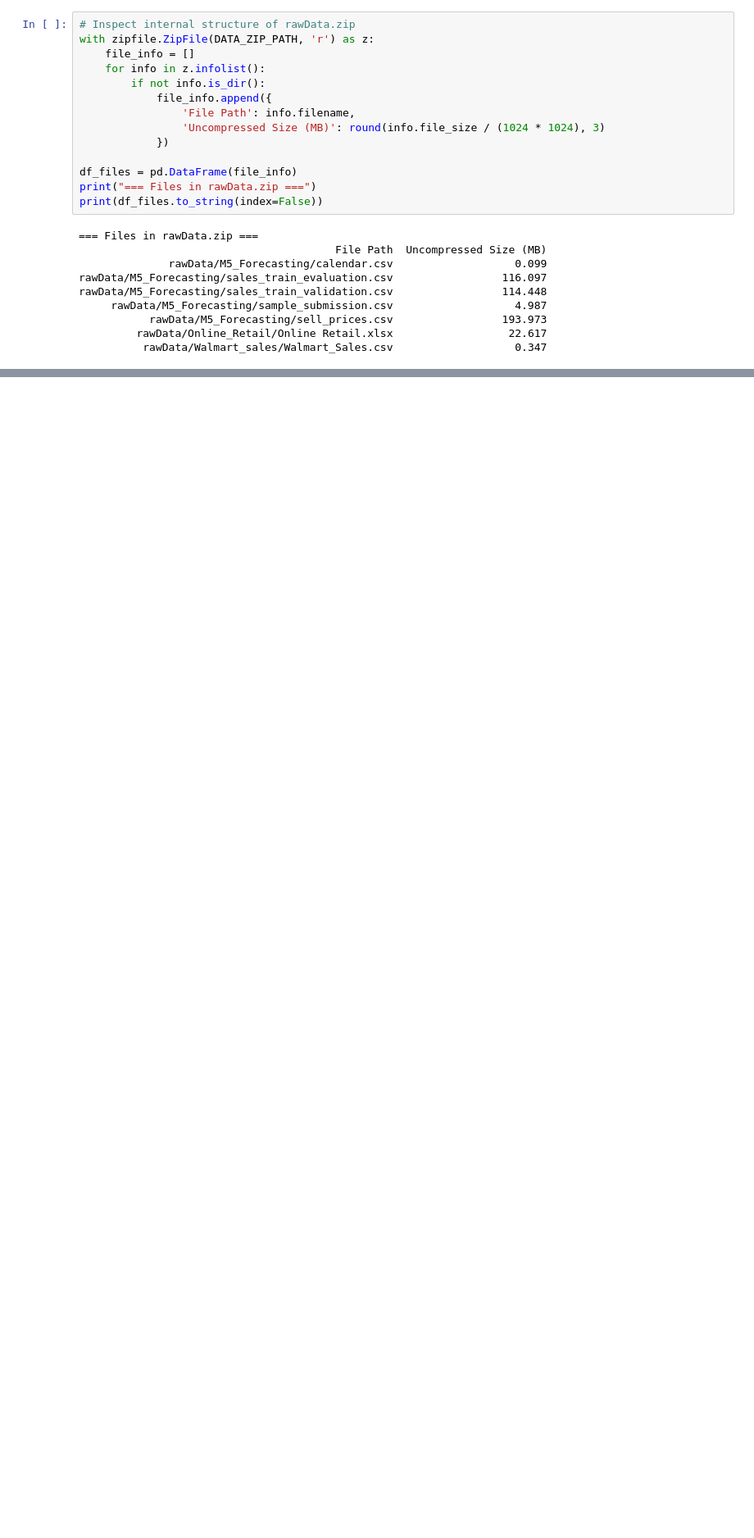
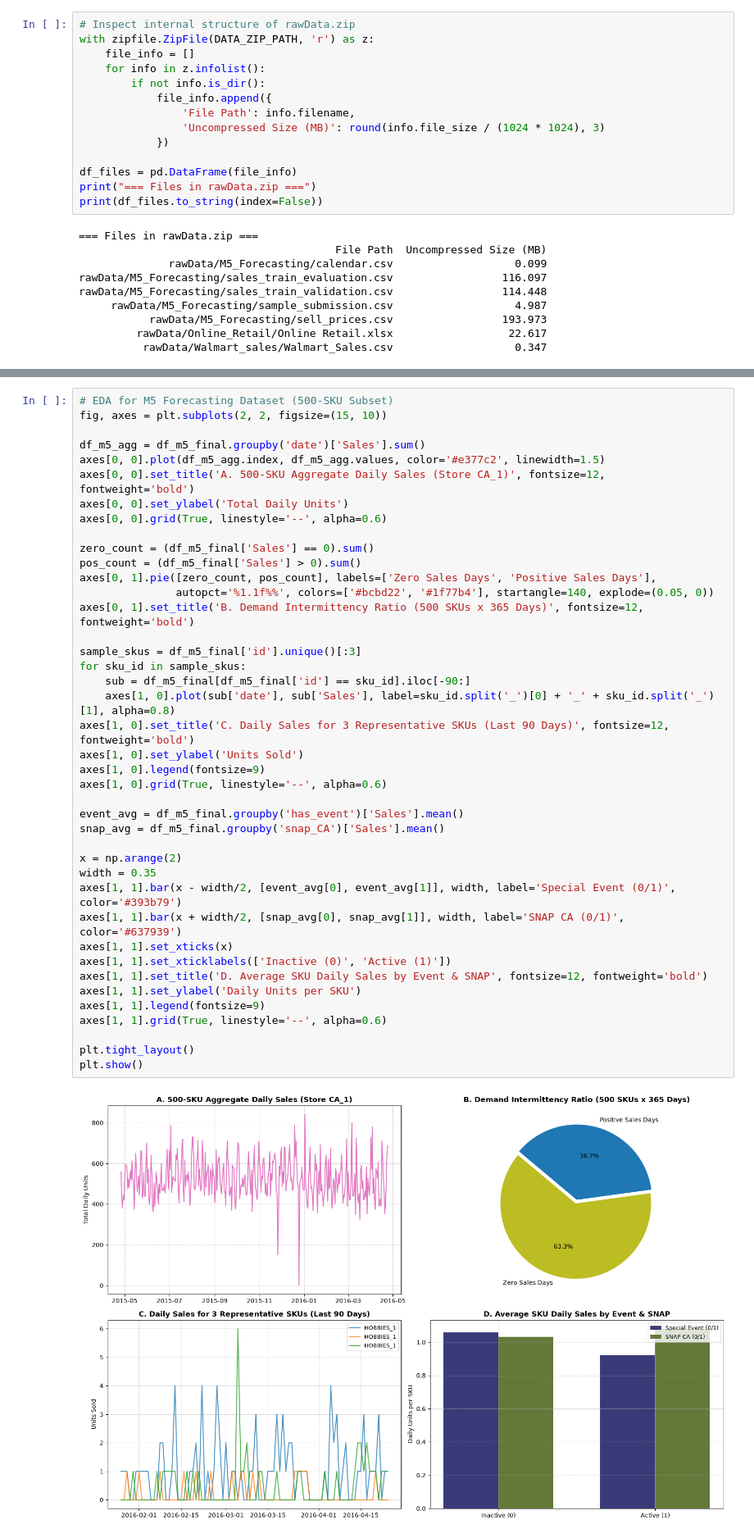
Before and after one commit to sashank321/ML-Inventory-Decision-Support-System, a Jupyter notebook: ML_Inventory_Decision_Support_System.ipynb, the cells around one changed output, grey strips where cells are left out. Shown at 82% size. Drawn from its saved outputs; the diff is of its cells as text; blank space fills up the shorter version.

```diff
--- a/ML_Inventory_Decision_Support_System.ipynb
+++ b/ML_Inventory_Decision_Support_System.ipynb
@@ -1576,0 +401,43 @@ print("7. All deduplications, filters, and aggregations strictly respect chronol
+# %%
+# EDA for M5 Forecasting Dataset (500-SKU Subset)
+fig, axes = plt.subplots(2, 2, figsize=(15, 10))
+
+df_m5_agg = df_m5_final.groupby('date')['Sales'].sum()
+axes[0, 0].plot(df_m5_agg.index, df_m5_agg.values, color='#e377c2', linewidth=1.5)
+axes[0, 0].set_title('A. 500-SKU Aggregate Daily Sales (Store CA_1)', fontsize=12, fontweight='bold')
+axes[0, 0].set_ylabel('Total Daily Units')
+axes[0, 0].grid(True, linestyle='--', alpha=0.6)
+
+zero_count = (df_m5_final['Sales'] == 0).sum()
+pos_count = (df_m5_final['Sales'] > 0).sum()
+axes[0, 1].pie([zero_count, pos_count], labels=['Zero Sales Days', 'Positive Sales Days'],
+               autopct='%1.1f%%', colors=['#bcbd22', '#1f77b4'], startangle=140, explode=(0.05, 0))
+axes[0, 1].set_title('B. Demand Intermittency Ratio (500 SKUs x 365 Days)', fontsize=12, fontweight='bold')
+
+sample_skus = df_m5_final['id'].unique()[:3]
+for sku_id in sample_skus:
+    sub = df_m5_final[df_m5_final['id'] == sku_id].iloc[-90:]
+    axes[1, 0].plot(sub['date'], sub['Sales'], label=sku_id.split('_')[0] + '_' + sku_id.split('_')[1], alpha=0.8)
+axes[1, 0].set_title('C. Daily Sales for 3 Representative SKUs (Last 90 Days)', fontsize=12, fontweight='bold')
+axes[1, 0].set_ylabel('Units Sold')
+axes[1, 0].legend(fontsize=9)
+axes[1, 0].grid(True, linestyle='--', alpha=0.6)
+
+event_avg = df_m5_final.groupby('has_event')['Sales'].mean()
+snap_avg = df_m5_final.groupby('snap_CA')['Sales'].mean()
+
+x = np.arange(2)
+width = 0.35
+axes[1, 1].bar(x - width/2, [event_avg[0], event_avg[1]], width, label='Special Event (0/1)', color='#393b79')
+axes[1, 1].bar(x + width/2, [snap_avg[0], snap_avg[1]], width, label='SNAP CA (0/1)', color='#637939')
+axes[1, 1].set_xticks(x)
+axes[1, 1].set_xticklabels(['Inactive (0)', 'Active (1)'])
+axes[1, 1].set_title('D. Average SKU Daily Sales by Event & SNAP', fontsize=12, fontweight='bold')
+axes[1, 1].set_ylabel('Daily Units per SKU')
+axes[1, 1].legend(fontsize=9)
+axes[1, 1].grid(True, linestyle='--', alpha=0.6)
+
+plt.tight_layout()
+plt.show()
+# %% [output]
+[figure, added]
```
Also changed, not shown: parts of 114 cells of this notebook.
